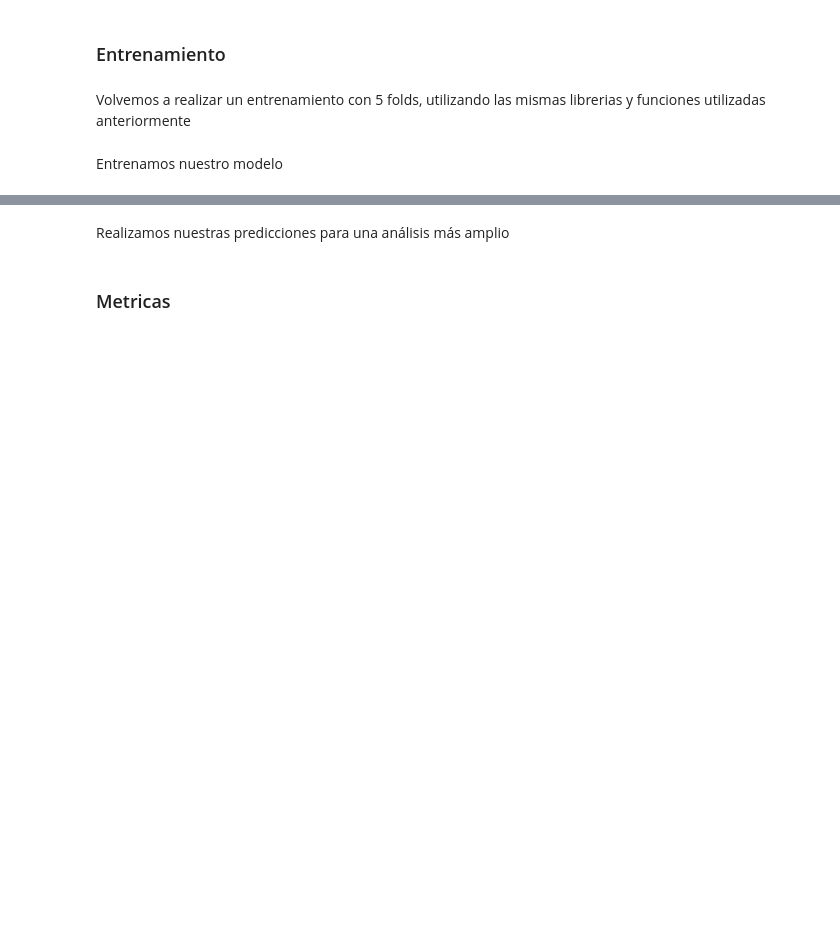
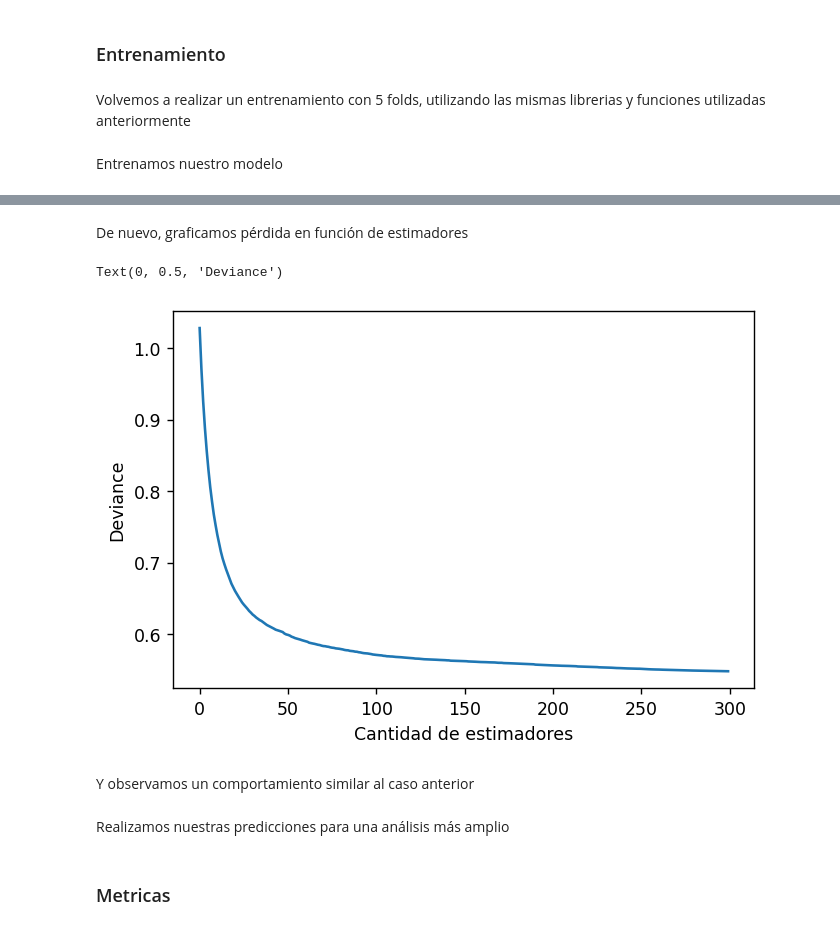
Before and after one commit to fjpacheco/machine-learning, a Jupyter notebook: parte_2/#6 - Boosting.ipynb, the cells around one changed output, grey strips where cells are left out. Cells and saved outputs as stored; diff of their text form; code cells hidden in the pictures; blank space fills up the shorter version.

```diff
--- a/parte_2/#6 - Boosting.ipynb
+++ b/parte_2/#6 - Boosting.ipynb
@@ -183,10 +212,14 @@ X_train, X_test, y_train, y_test = train_test_split(X_reducido, y_df, random_sta
 # %% [markdown]
 Volvemos a realizar un entrenamiento con 5 folds, utilizando las mismas librerias y funciones utilizadas anteriormente
 # %%
-cv = StratifiedKFold(n_splits=5,random_state=10, shuffle=True).split(X_train, y_train)
+cv = StratifiedKFold(n_splits=5, random_state=10, shuffle=True).split(X_train, y_train)
 clf_2 = GradientBoostingClassifier(random_state=10)
-params = {"max_depth":np.arange(3,8),"min_samples_leaf":np.arange(50,150,20)}
-clf_2 = GridSearchCV(clf_2, params, scoring='roc_auc', cv=cv, n_jobs = -1)
+
+params = {"max_depth":np.arange(3,8),
+          "min_samples_leaf":np.arange(50,150,20),
+          "n_estimators":np.arange(50,350,50)}
+
+clf_2 = GridSearchCV(clf_2, params, scoring='roc_auc', cv=cv, n_jobs = -1, verbose = True)
 # %% [markdown]
 Entrenamos nuestro modelo
 # %%
@@ -200,3 +240,17 @@ GridSearchCV(cv=<generator object _BaseKFold.split at 0x...>,
+# %% [markdown]
+De nuevo, graficamos pérdida en función de estimadores
+# %%
+best = clf_2.best_estimator_
+score_estimadores = best.train_score_
+plt.figure(dpi=125)
+plt.plot(score_estimadores)
+plt.xlabel("Cantidad de estimadores")
+plt.ylabel("Deviance")
+# %% [output]
+Text(0, 0.5, 'Deviance')
+[figure, added]
+# %% [markdown]
+Y observamos un comportamiento similar al caso anterior
 # %% [markdown]
 Realizamos nuestras predicciones para una análisis más amplio
 # %%
```
Also changed, not shown: parts of 19 cells of this notebook, 4 other files.
